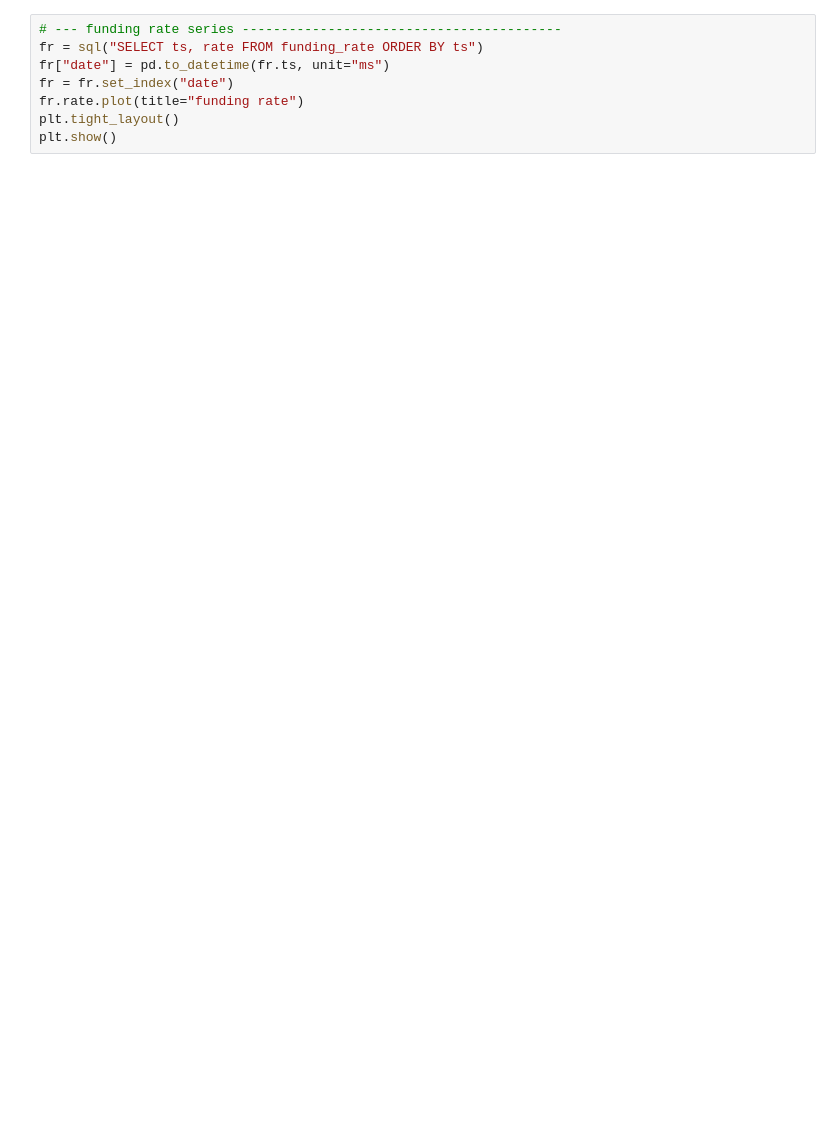
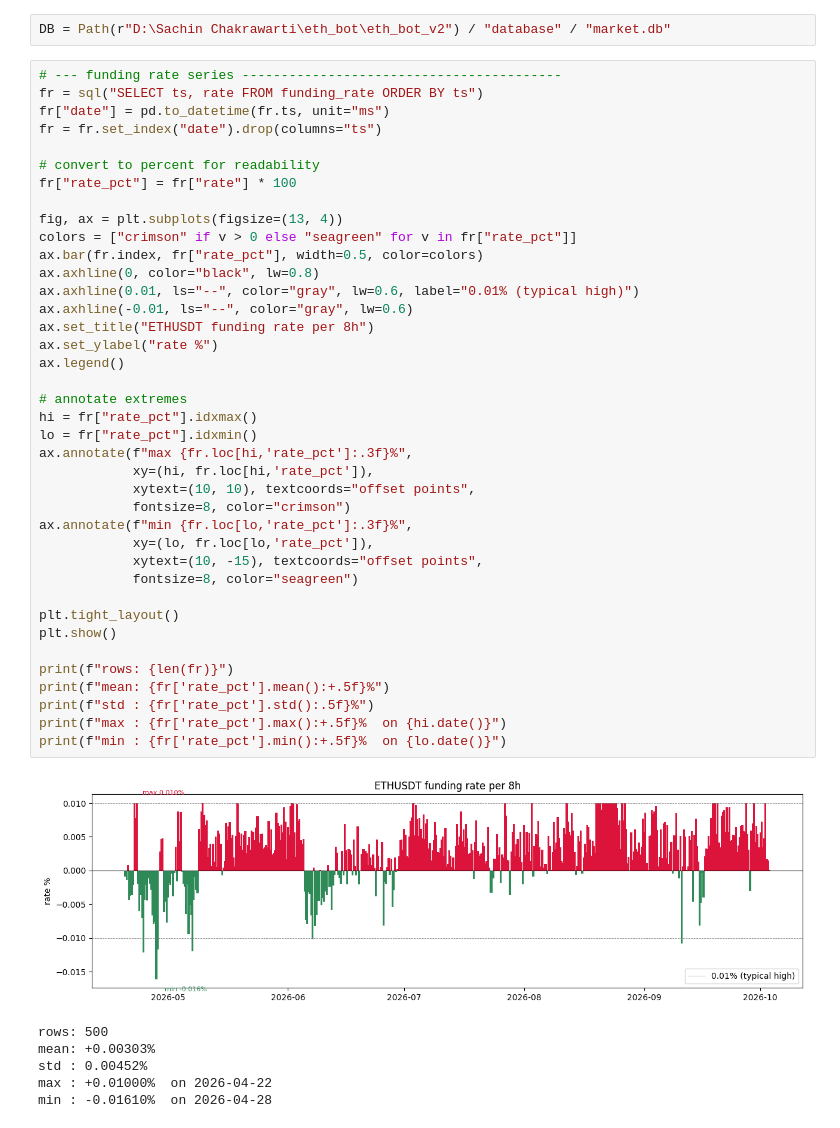
Before and after one commit to sachinchakrawarti69/eth_bot, a Jupyter notebook: eth_bot_v2/analysis/notebooks/04_funding_oi.ipynb, the cells around one changed output. Drawn from its saved outputs; the diff is of its cells as text; blank space fills up the shorter version.

```diff
--- a/eth_bot_v2/analysis/notebooks/04_funding_oi.ipynb
+++ b/eth_bot_v2/analysis/notebooks/04_funding_oi.ipynb
@@ -21,14 +37,54 @@ def sql(q, **p):
 from analysis.loader import load_ohlcv
 from analysis.indicators import add_all
 from analysis import stats
-# %%
-# --- funding rate series -----------------------------------------
-fr = sql("SELECT ts, rate FROM funding_rate ORDER BY ts")
-fr["date"] = pd.to_datetime(fr.ts, unit="ms")
-fr = fr.set_index("date")
-fr.rate.plot(title="funding rate")
-plt.tight_layout()
-plt.show()
+# %%
+DB = Path(r"D:\Sachin Chakrawarti\eth_bot\eth_bot_v2") / "database" / "market.db"
+# %%
+# --- funding rate series -----------------------------------------
+fr = sql("SELECT ts, rate FROM funding_rate ORDER BY ts")
+fr["date"] = pd.to_datetime(fr.ts, unit="ms")
+fr = fr.set_index("date").drop(columns="ts")
+
+# convert to percent for readability
+fr["rate_pct"] = fr["rate"] * 100
+
+fig, ax = plt.subplots(figsize=(13, 4))
+colors = ["crimson" if v > 0 else "seagreen" for v in fr["rate_pct"]]
+ax.bar(fr.index, fr["rate_pct"], width=0.5, color=colors)
+ax.axhline(0, color="black", lw=0.8)
+ax.axhline(0.01, ls="--", color="gray", lw=0.6, label="0.01% (typical high)")
+ax.axhline(-0.01, ls="--", color="gray", lw=0.6)
+ax.set_title("ETHUSDT funding rate per 8h")
+ax.set_ylabel("rate %")
+ax.legend()
+
+# annotate extremes
+hi = fr["rate_pct"].idxmax()
+lo = fr["rate_pct"].idxmin()
+ax.annotate(f"max {fr.loc[hi,'rate_pct']:.3f}%",
+            xy=(hi, fr.loc[hi,'rate_pct']),
+            xytext=(10, 10), textcoords="offset points",
+            fontsize=8, color="crimson")
+ax.annotate(f"min {fr.loc[lo,'rate_pct']:.3f}%",
+            xy=(lo, fr.loc[lo,'rate_pct']),
+            xytext=(10, -15), textcoords="offset points",
+            fontsize=8, color="seagreen")
+
+plt.tight_layout()
+plt.show()
+
+print(f"rows: {len(fr)}")
+print(f"mean: {fr['rate_pct'].mean():+.5f}%")
+print(f"std : {fr['rate_pct'].std():.5f}%")
+print(f"max : {fr['rate_pct'].max():+.5f}%  on {hi.date()}")
+print(f"min : {fr['rate_pct'].min():+.5f}%  on {lo.date()}")
+# %% [output]
+[figure, added]
+rows: 500
+mean: +0.00303%
+std : 0.00452%
+max : +0.01000%  on 2026-04-22
+min : -0.01610%  on 2026-04-28
 # %%
 # --- open interest -----------------------------------------------
 oi = sql("SELECT ts, oi, oi_value FROM open_interest ORDER BY ts")
```
Also changed, not shown: parts of 3 cells of this notebook, 35 other files.
